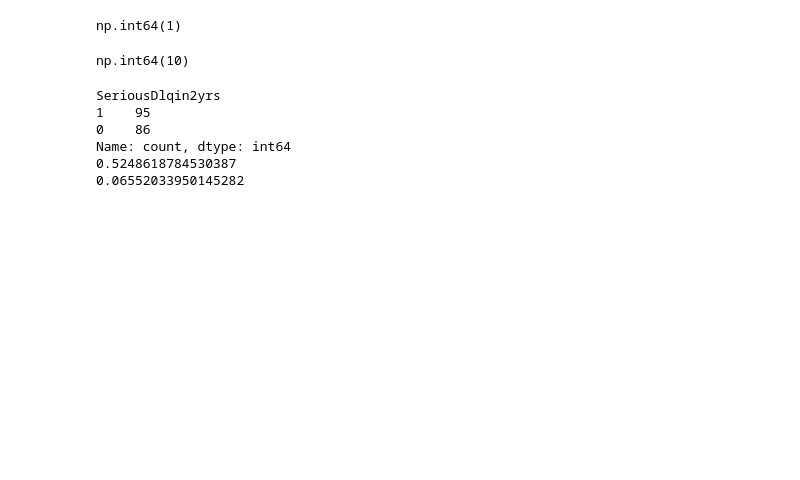
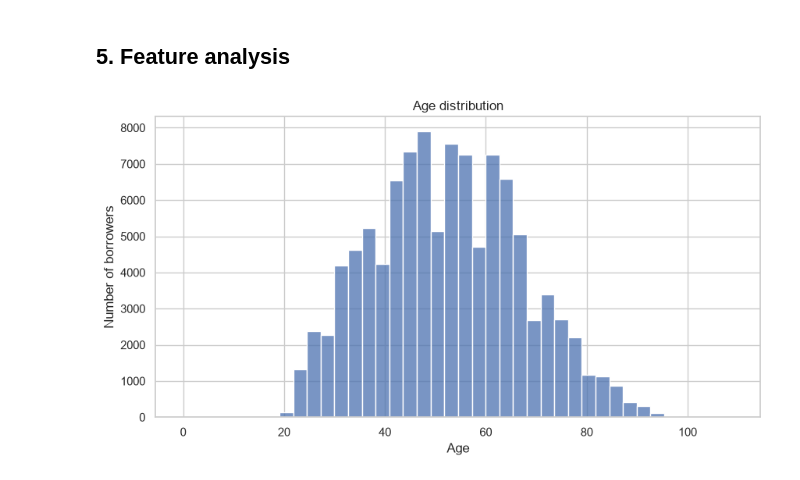
Before and after one commit to Randysman/credit_score, a Jupyter notebook: EDA.ipynb, the cells around one changed output. Drawn from its saved outputs; the diff is of its cells as text; code cells hidden in the pictures; blank space fills up the shorter version.

```diff
--- a/EDA.ipynb
+++ b/EDA.ipynb
@@ -154,19 +212,34 @@ np.int64(181)
+# %% [markdown]
+## 5. Feature analysis
 # %%
-(df['age'] < 18).sum()
+continuous_features = [
+    "RevolvingUtilizationOfUnsecuredLines",
+    "DebtRatio",
+    "MonthlyIncome"
+]
-# %% [output]
-np.int64(1)
 # %%
-(df['age'] > 100).sum()
+count_features = [
+    "age",
+    "NumberOfTime30-59DaysPastDueNotWorse",
+    "NumberOfOpenCreditLinesAndLoans",
+    "NumberOfTimes90DaysLate",
+    "NumberRealEstateLoansOrLines",
+    "NumberOfTime60-89DaysPastDueNotWorse",
+    "NumberOfDependents"
+]
-# %% [output]
-np.int64(10)
 # %%
-print(df.loc[mask_98, 'SeriousDlqin2yrs'].value_counts())
-print(df.loc[mask_98, 'SeriousDlqin2yrs'].mean())
-print(df.loc[~mask_98, 'SeriousDlqin2yrs'].mean())
+plt.figure(figsize=(10, 5))
+
+sns.histplot(
+    data=df,
+    x="age",
+    bins=40
+)
+
+plt.title("Age distribution")
+plt.xlabel("Age")
+plt.ylabel("Number of borrowers")
+
+plt.show()
 # %% [output]
-SeriousDlqin2yrs
-1    95
-0    86
-Name: count, dtype: int64
-0.5248618784530387
-0.06552033950145282
+[figure, added]
```
Also changed, not shown: parts of 30 cells of this notebook.
